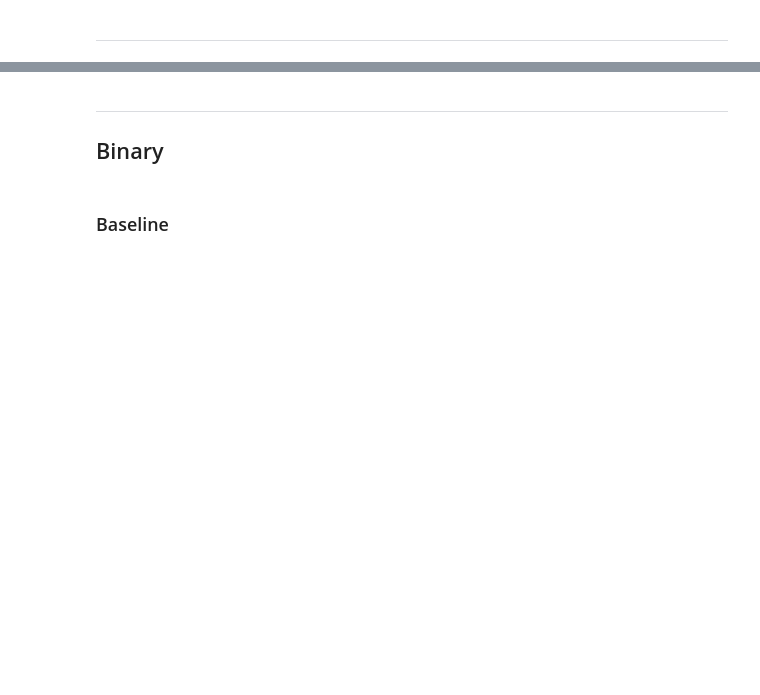
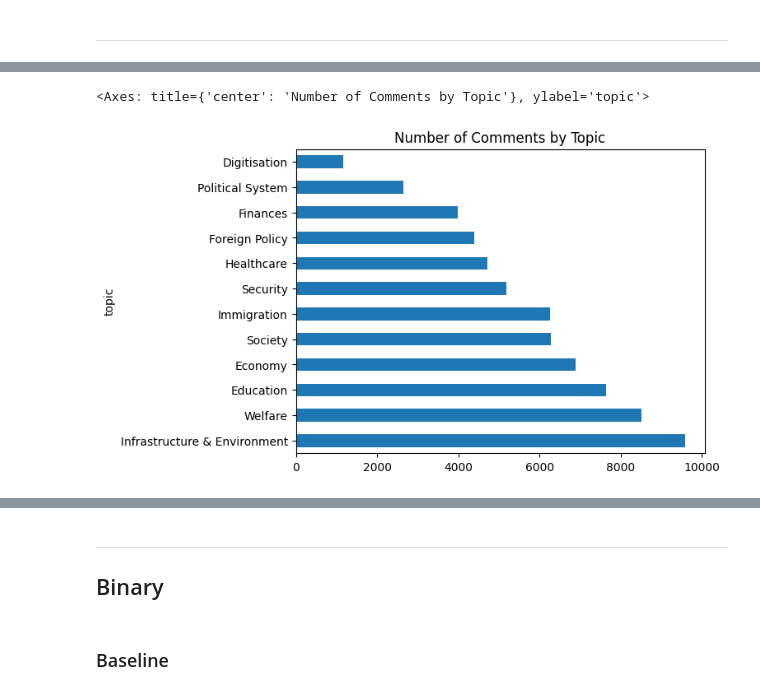
Before and after one commit to NazaninShafiabadi/StanceDetection, a Jupyter notebook: data/xstance/analysis.ipynb, the cells around one changed output, grey strips where cells are left out. Cells and saved outputs as stored; diff of their text form; code cells hidden in the pictures; blank space fills up the shorter version.

```diff
--- a/data/xstance/analysis.ipynb
+++ b/data/xstance/analysis.ipynb
@@ -71,0 +77,9 @@ def analyze_errors(df):
+# %%
+train = pd.read_json('../../data/xstance/train.jsonl', lines=True)
+valid = pd.read_json('../../data/xstance/valid.jsonl', lines=True)
+test = pd.read_json('../../data/xstance/test.jsonl', lines=True)
+all_data = pd.concat([train, valid, test])
+all_data['topic'].value_counts().plot(kind='barh', title='Number of Comments by Topic')
+# %% [output]
+<Axes: title={'center': 'Number of Comments by Topic'}, ylabel='topic'>
+[figure, added]
```
Also changed, not shown: parts of 18 cells of this notebook.
